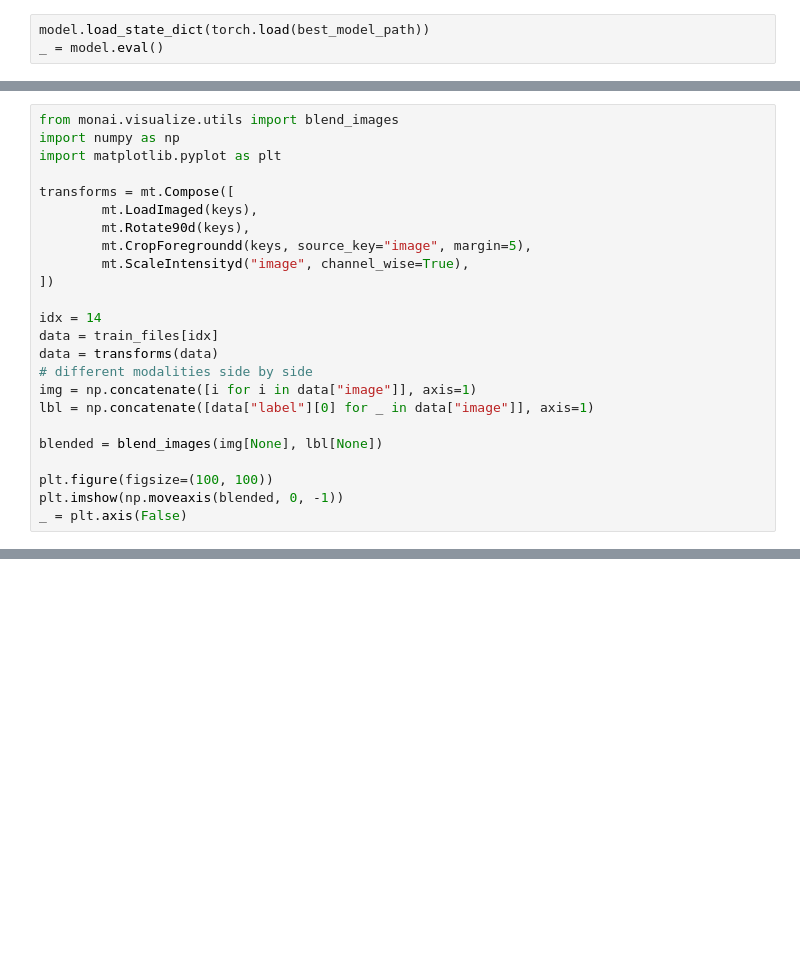
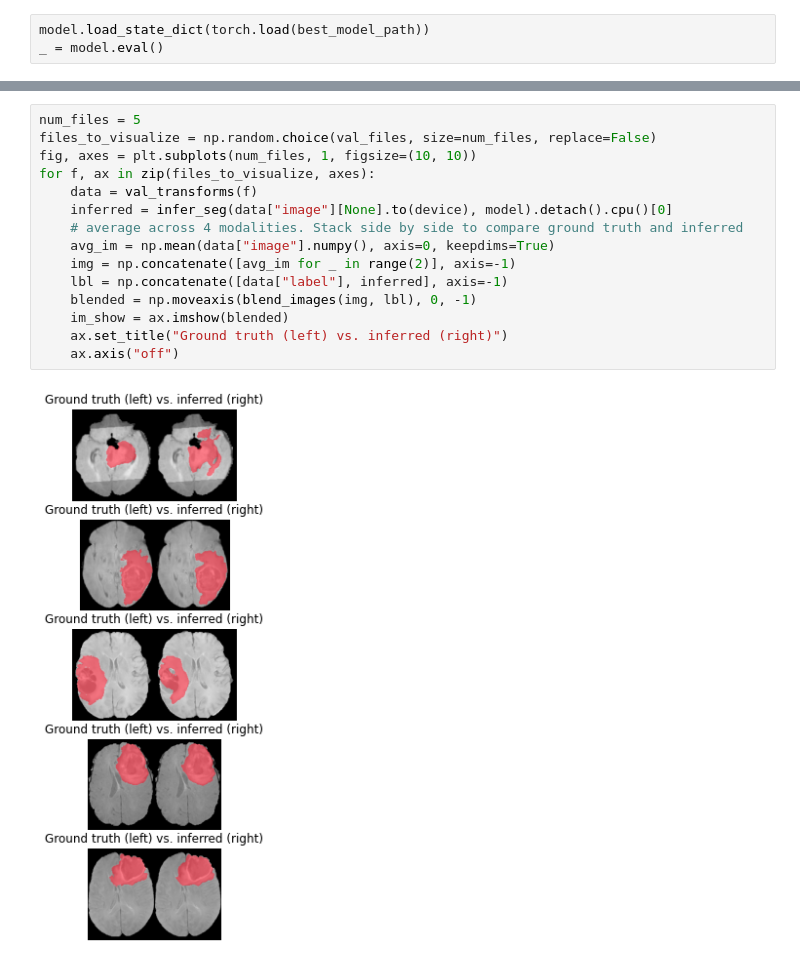
Before and after one commit to rijobro/2D_MONAI_tutorials, a Jupyter notebook: Pt2_segmentation/2D_Glioma_segmentation.ipynb, the cells around one changed output, grey strips where cells are left out. Drawn from its saved outputs; the diff is of its cells as text; blank space fills up the shorter version.

```diff
--- a/Pt2_segmentation/2D_Glioma_segmentation.ipynb
+++ b/Pt2_segmentation/2D_Glioma_segmentation.ipynb
@@ -347,24 +331,0 @@ imshows(to_imshow)
-# %%
-from monai.visualize.utils import blend_images
-import numpy as np
-import matplotlib.pyplot as plt
-
-transforms = mt.Compose([
-        mt.LoadImaged(keys),
-        mt.Rotate90d(keys),
-        mt.CropForegroundd(keys, source_key="image", margin=5),
-        mt.ScaleIntensityd("image", channel_wise=True),
-])
-
-idx = 14
-data = train_files[idx]
-data = transforms(data)
-# different modalities side by side
-img = np.concatenate([i for i in data["image"]], axis=1)
-lbl = np.concatenate([data["label"][0] for _ in data["image"]], axis=1)
-
-blended = blend_images(img[None], lbl[None])
-
-plt.figure(figsize=(100, 100))
-plt.imshow(np.moveaxis(blended, 0, -1))
-_ = plt.axis(False)
@@ -411,0 +332,17 @@ _ = plt.axis(False)
+# %%
+num_files = 5
+files_to_visualize = np.random.choice(val_files, size=num_files, replace=False)
+fig, axes = plt.subplots(num_files, 1, figsize=(10, 10))
+for f, ax in zip(files_to_visualize, axes):
+    data = val_transforms(f)
+    inferred = infer_seg(data["image"][None].to(device), model).detach().cpu()[0]
+    # average across 4 modalities. Stack side by side to compare ground truth and inferred
+    avg_im = np.mean(data["image"].numpy(), axis=0, keepdims=True)
+    img = np.concatenate([avg_im for _ in range(2)], axis=-1)
+    lbl = np.concatenate([data["label"], inferred], axis=-1)
+    blended = np.moveaxis(blend_images(img, lbl), 0, -1)
+    im_show = ax.imshow(blended)
+    ax.set_title("Ground truth (left) vs. inferred (right)")
+    ax.axis("off")
+# %% [output]
+[figure, added]
```
Also changed, not shown: parts of 8 cells of this notebook, 1 other file.
